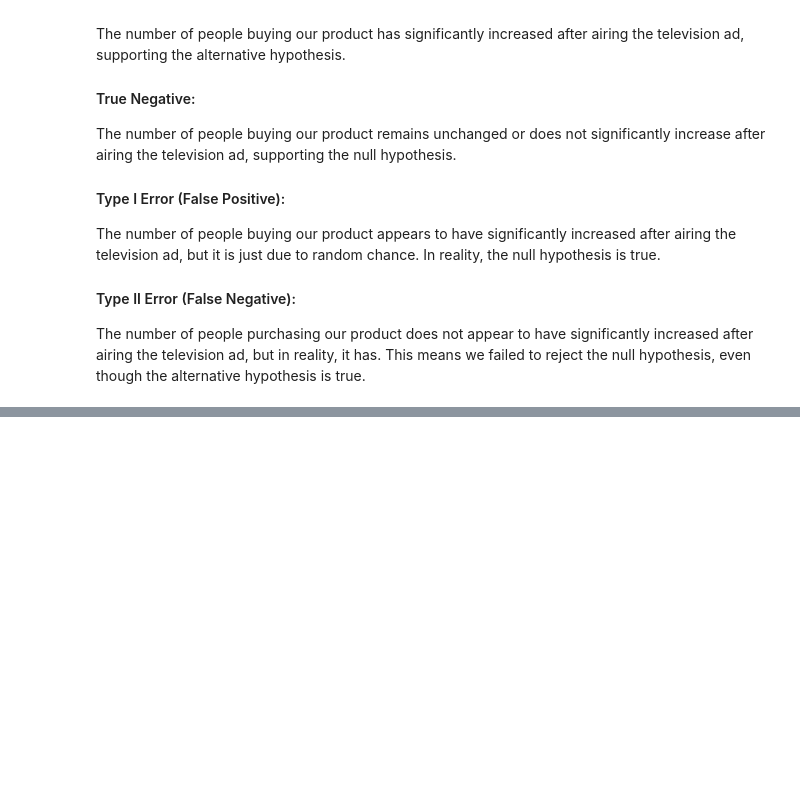
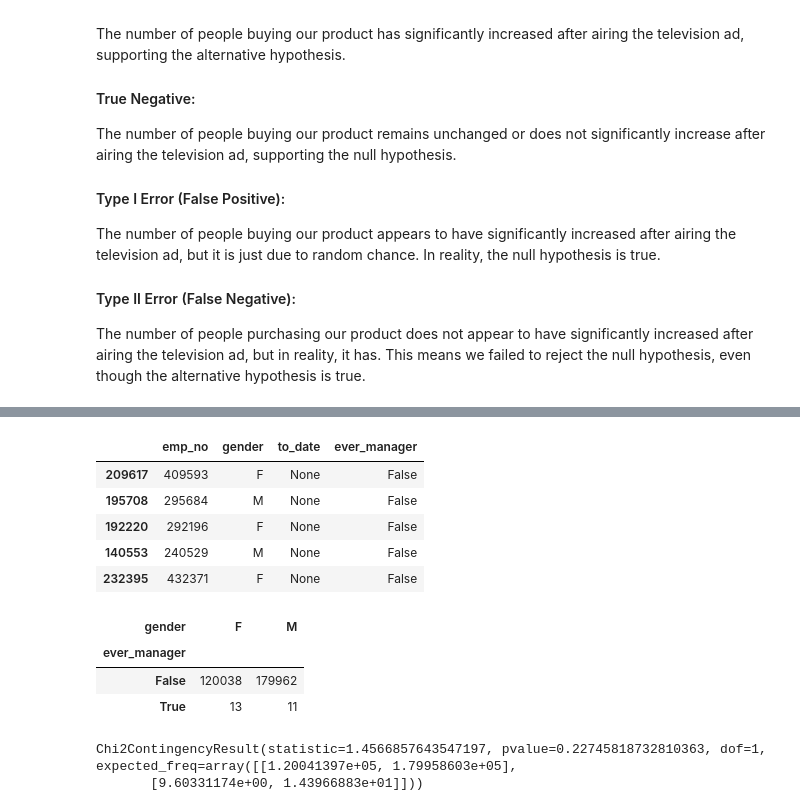
Before and after one commit to Luis-Martinez1/statistics-exercises, a Jupyter notebook: hypothesis_testing.ipynb, the cells around one changed output, grey strips where cells are left out. Saved outputs shown, nothing was run; the diff lists cells and outputs as text; code cells hidden in the pictures; blank space fills up the shorter version.

```diff
--- a/hypothesis_testing.ipynb
+++ b/hypothesis_testing.ipynb
@@ -81,0 +270,4 @@ The number of people purchasing our product does not appear to have significantl
+# %%
+db = 'employees'
+
+url = env.get_db_url(db)
@@ -81,0 +371,13 @@ The number of people purchasing our product does not appear to have significantl
+# %%
+# pull the data we need from database
+
+query = '''
+select e.emp_no, e.gender, dm.to_date
+from dept_manager as dm
+	RIGHT join employees as e
+		using (emp_no)
+        ;
+'''
+# %%
+manager_df =pd.read_sql(query, url)
+manager_df.sample(5)
@@ -81,0 +391,28 @@ The number of people purchasing our product does not appear to have significantl
+# %%
+# add column for employees who are or have been managers
+manager_df['ever_manager'] = manager_df.to_date.notnull()
+manager_df.sample(5)
+# %% [output]
+|  | emp_no | gender | to_date | ever_manager |
+| 209617 | 409593 | F | None | False |
+| 195708 | 295684 | M | None | False |
+| 192220 | 292196 | F | None | False |
+| 140553 | 240529 | M | None | False |
+| 232395 | 432371 | F | None | False |
+# %%
+#make 'contingency' table using pandas crosstab
+#this is our observed values
+observed_manager = pd.crosstab(manager_df.ever_manager, manager_df.gender)
+observed_manager
+# %% [output]
+| gender | F | M |
+| ever_manager |  |  |
+| False | 120038 | 179962 |
+| True | 13 | 11 |
+# %%
+#use python function to calculate values
+#it does all the work for us
+stats.chi2_contingency(observed_manager)
+# %% [output]
+Chi2ContingencyResult(statistic=1.4566857643547197, pvalue=0.22745818732810363, dof=1, expected_freq=array([[1.20041397e+05, 1.79958603e+05],
+       [9.60331174e+00, 1.43966883e+01]]))
```
Also changed, not shown: parts of 51 cells of this notebook.
